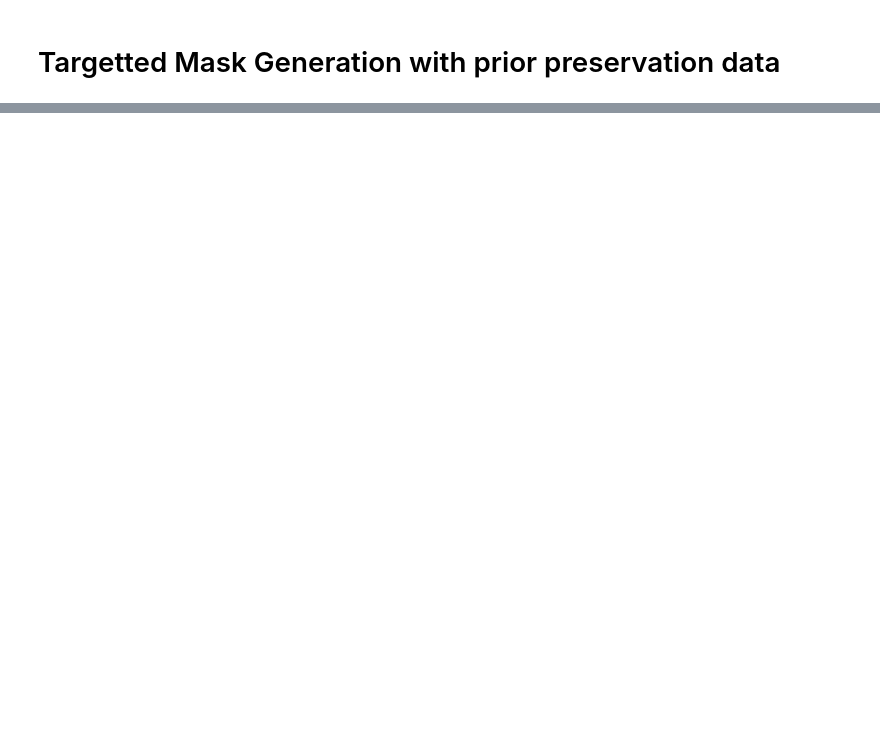
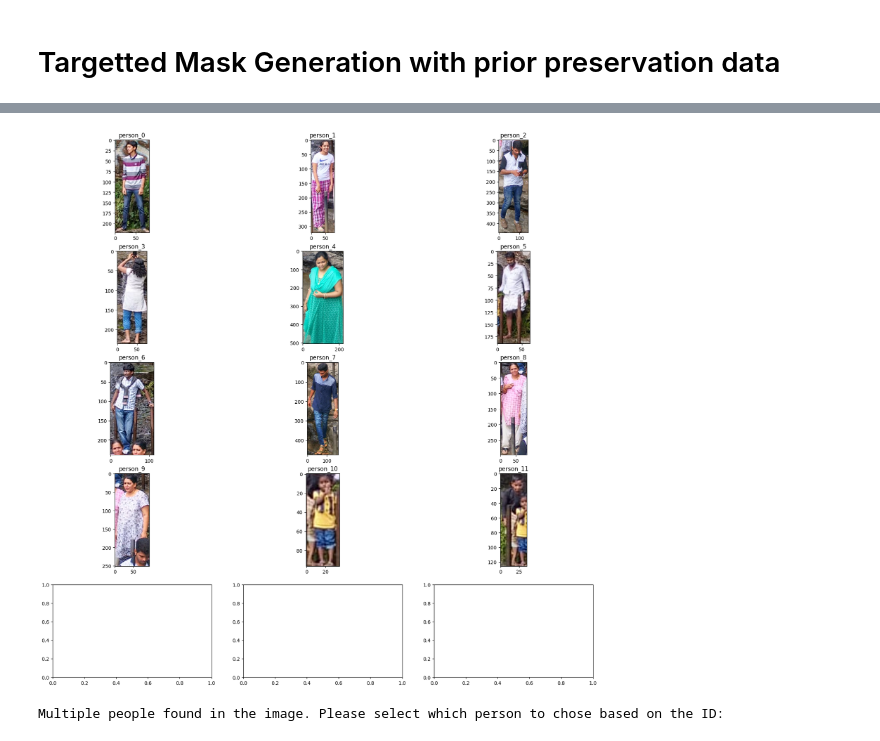
Before and after one commit to Sumukha21/FashionXchange, a Jupyter notebook: notebooks/text_based_image_editing.ipynb, the cells around one changed output, grey strips where cells are left out. Cells and saved outputs as stored; diff of their text form; code cells hidden in the pictures; blank space fills up the shorter version.

```diff
--- a/notebooks/text_based_image_editing.ipynb
+++ b/notebooks/text_based_image_editing.ipynb
@@ -945,0 +1013,5 @@ for line in content:
+# %%
+person, box = find_person_in_image(src, boxes_og, phrases)
+# %% [output]
+[figure, added]
+Multiple people found in the image. Please select which person to chose based on the ID:
```
Also changed, not shown: parts of 40 cells of this notebook, 1 other file.
